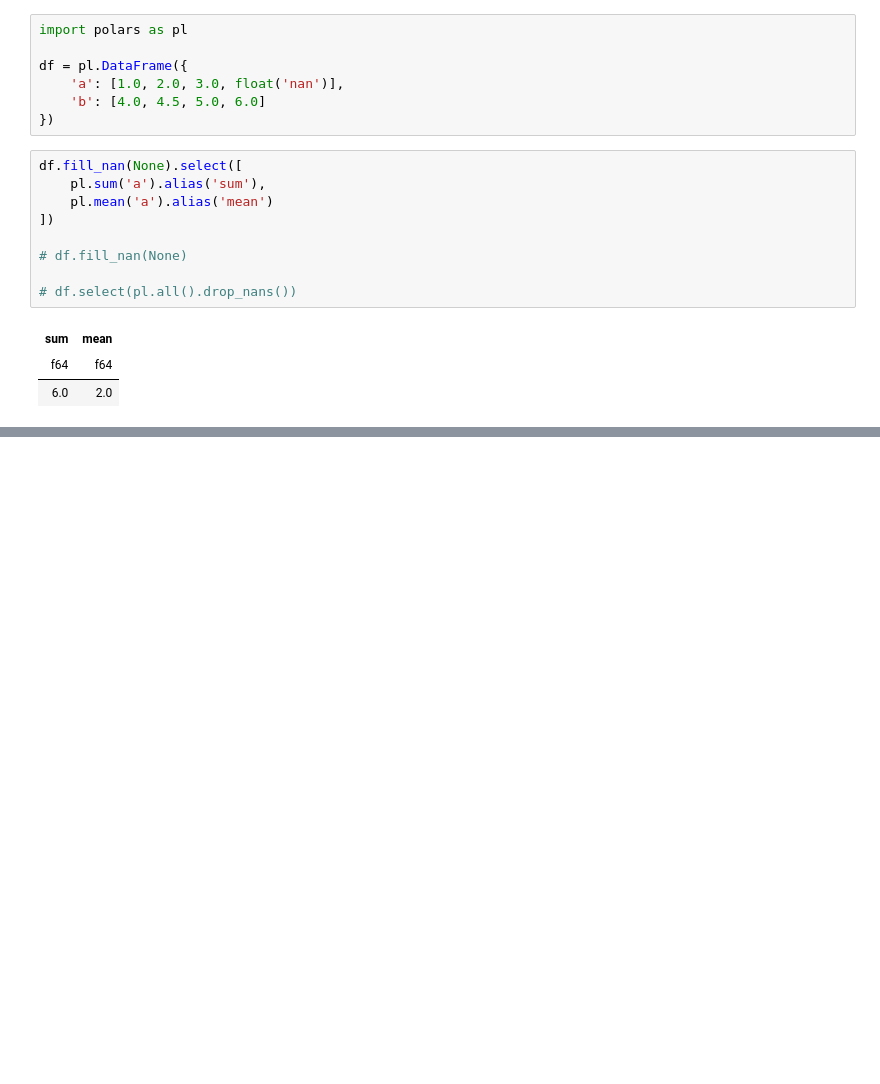
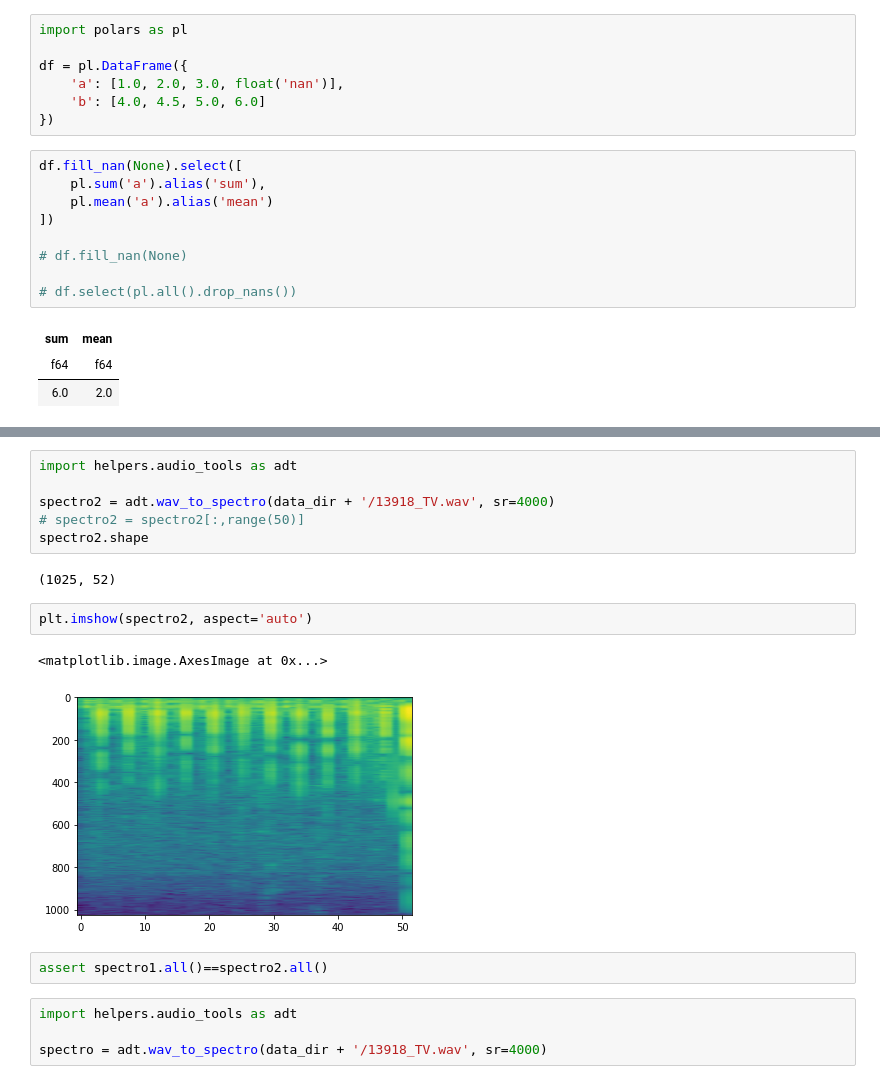
Before and after one commit to tiaan-b/GBM-Challenge-2022, a Jupyter notebook: src/development.ipynb, the cells around one changed output, grey strips where cells are left out. Saved outputs shown, nothing was run; the diff lists cells and outputs as text; blank space fills up the shorter version.

```diff
--- a/src/development.ipynb
+++ b/src/development.ipynb
@@ -582,0 +226,19 @@ df.fill_nan(None).select([
+# %%
+import helpers.audio_tools as adt
+
+spectro2 = adt.wav_to_spectro(data_dir + '/13918_TV.wav', sr=4000)
+# spectro2 = spectro2[:,range(50)]
+spectro2.shape
+# %% [output]
+(1025, 52)
+# %%
+plt.imshow(spectro2, aspect='auto')
+# %% [output]
+<matplotlib.image.AxesImage at 0x...>
+[figure, added]
+# %%
+assert spectro1.all()==spectro2.all()
+# %%
+import helpers.audio_tools as adt
+
+spectro = adt.wav_to_spectro(data_dir + '/13918_TV.wav', sr=4000)
```
Also changed, not shown: parts of 35 cells of this notebook, 3 other files.
